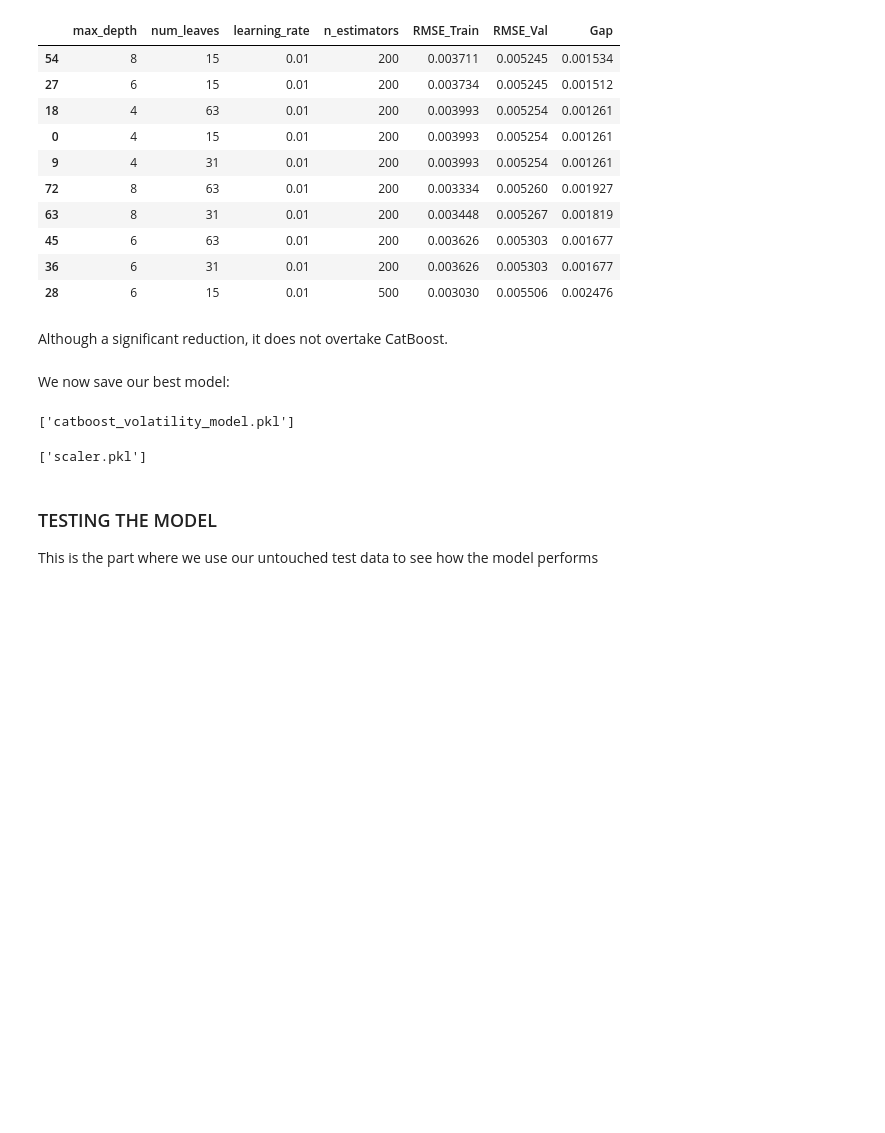
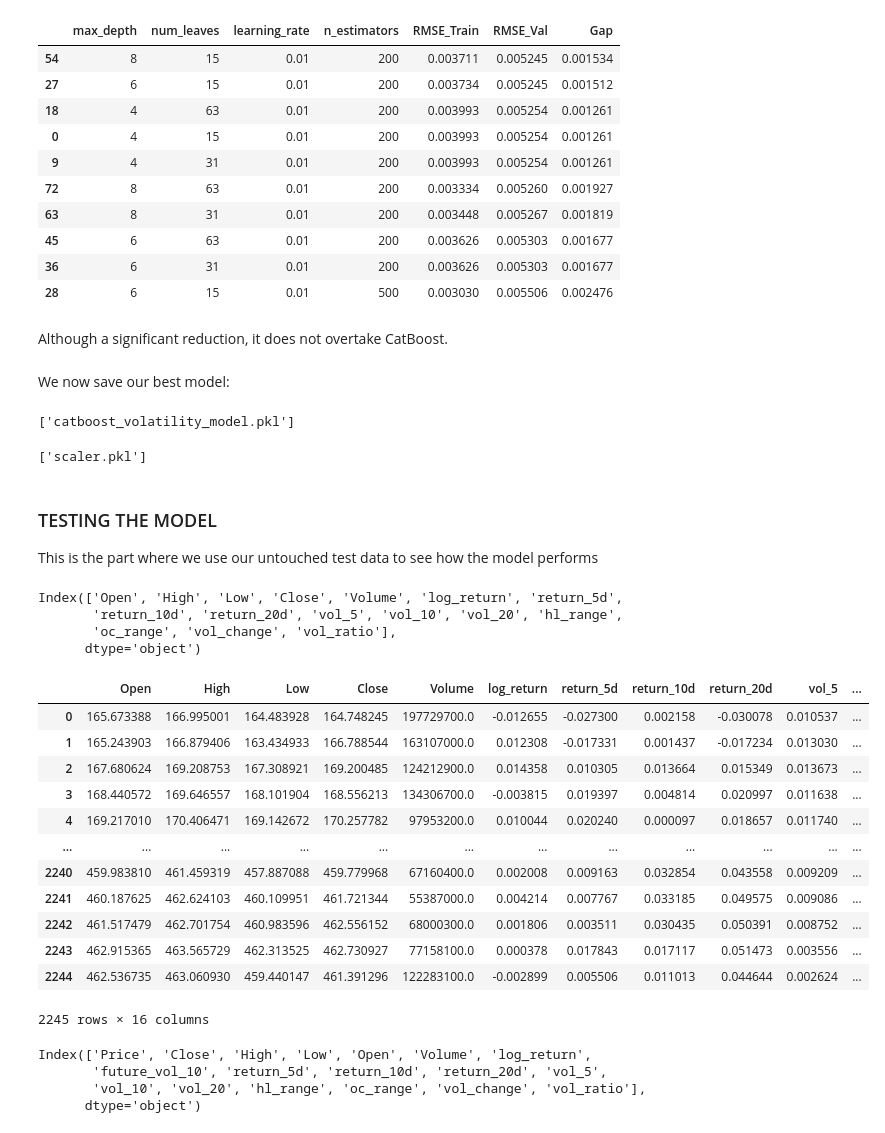
Before and after one commit to Noha-Jung3/Market-Volatility-Prediction, a Jupyter notebook: 04_ML_Models.ipynb, the cells around one changed output. Cells and saved outputs as stored; diff of their text form; code cells hidden in the pictures; blank space fills up the shorter version.

```diff
--- a/04_ML_Models.ipynb
+++ b/04_ML_Models.ipynb
@@ -549,3 +549,33 @@ joblib.dump(scaler,"scaler.pkl")
 This is the part where we use our untouched test data to see how the model performs
 # %%
 test = pd.read_csv("C:/Users/jungn/OneDrive/Documents/Projects/Market-Volatility-Prediction/data/test_set.csv")
+# %%
+X_train.columns
+# %% [output]
+Index(['Open', 'High', 'Low', 'Close', 'Volume', 'log_return', 'return_5d',
+       'return_10d', 'return_20d', 'vol_5', 'vol_10', 'vol_20', 'hl_range',
+       'oc_range', 'vol_change', 'vol_ratio'],
+      dtype='object')
+# %%
+X_train
+# %% [output]
+|  | Open | High | Low | Close | Volume | log_return | return_5d | return_10d | return_20d | vol_5 | ... |
+| 0 | 165.673388 | 166.995001 | 164.483928 | 164.748245 | 197729700.0 | -0.012655 | -0.027300 | 0.002158 | -0.030078 | 0.010537 | ... |
+| 1 | 165.243903 | 166.879406 | 163.434933 | 166.788544 | 163107000.0 | 0.012308 | -0.017331 | 0.001437 | -0.017234 | 0.013030 | ... |
+| 2 | 167.680624 | 169.208753 | 167.308921 | 169.200485 | 124212900.0 | 0.014358 | 0.010305 | 0.013664 | 0.015349 | 0.013673 | ... |
+| 3 | 168.440572 | 169.646557 | 168.101904 | 168.556213 | 134306700.0 | -0.003815 | 0.019397 | 0.004814 | 0.020997 | 0.011638 | ... |
+| 4 | 169.217010 | 170.406471 | 169.142672 | 170.257782 | 97953200.0 | 0.010044 | 0.020240 | 0.000097 | 0.018657 | 0.011740 | ... |
+| ... | ... | ... | ... | ... | ... | ... | ... | ... | ... | ... | ... |
+| 2240 | 459.983810 | 461.459319 | 457.887088 | 459.779968 | 67160400.0 | 0.002008 | 0.009163 | 0.032854 | 0.043558 | 0.009209 | ... |
+| 2241 | 460.187625 | 462.624103 | 460.109951 | 461.721344 | 55387000.0 | 0.004214 | 0.007767 | 0.033185 | 0.049575 | 0.009086 | ... |
+| 2242 | 461.517479 | 462.701754 | 460.983596 | 462.556152 | 68000300.0 | 0.001806 | 0.003511 | 0.030435 | 0.050391 | 0.008752 | ... |
+| 2243 | 462.915365 | 463.565729 | 462.313525 | 462.730927 | 77158100.0 | 0.000378 | 0.017843 | 0.017117 | 0.051473 | 0.003556 | ... |
+| 2244 | 462.536735 | 463.060930 | 459.440147 | 461.391296 | 122283100.0 | -0.002899 | 0.005506 | 0.011013 | 0.044644 | 0.002624 | ... |
+2245 rows × 16 columns
+# %%
+test.columns
+# %% [output]
+Index(['Price', 'Close', 'High', 'Low', 'Open', 'Volume', 'log_return',
+       'future_vol_10', 'return_5d', 'return_10d', 'return_20d', 'vol_5',
+       'vol_10', 'vol_20', 'hl_range', 'oc_range', 'vol_change', 'vol_ratio'],
+      dtype='object')
```
Also changed, not shown: parts of 1 cell of this notebook, 1 other file.
